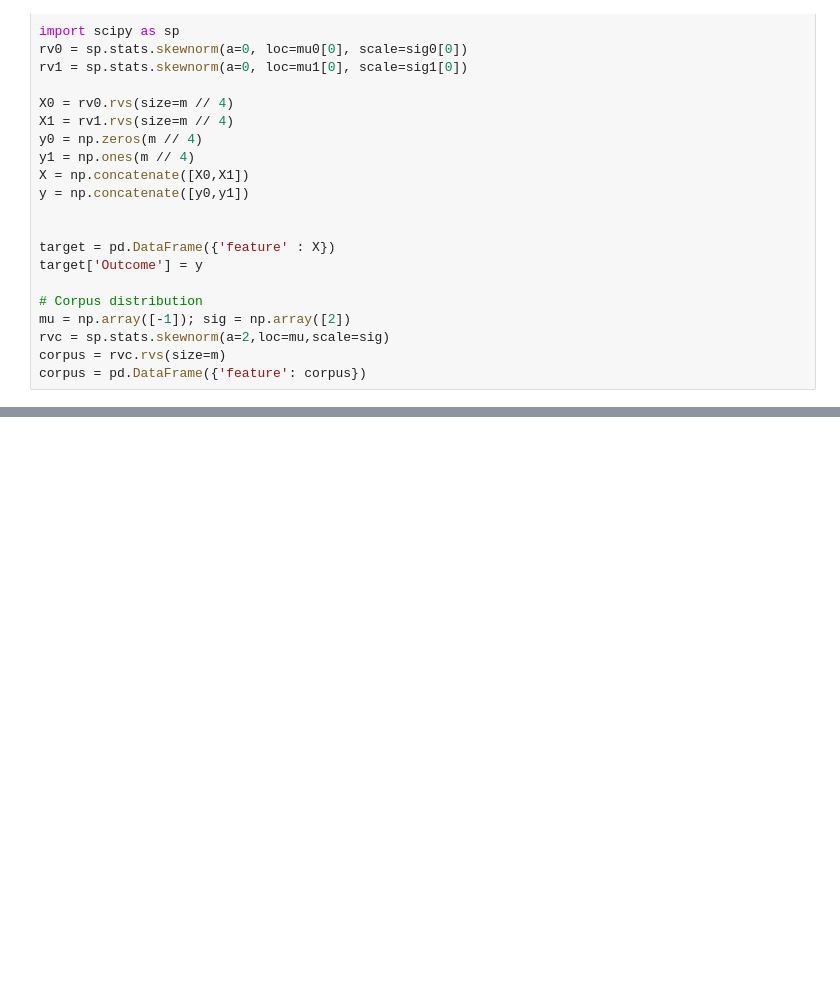
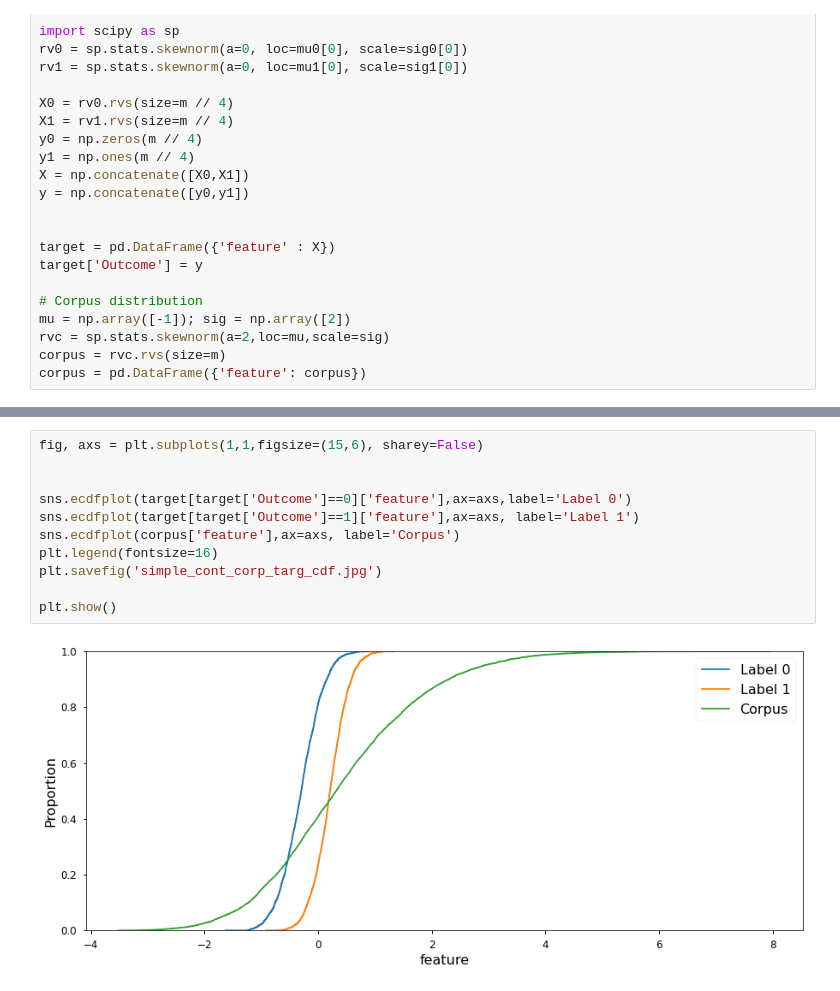
Before and after one commit to LucasKIJ/EMM, a Jupyter notebook: notebooks/synthetic_gaussian_example-Copy1.ipynb, the cells around one changed output, grey strips where cells are left out. Drawn from its saved outputs; the diff is of its cells as text; blank space fills up the shorter version.

```diff
--- a/notebooks/synthetic_gaussian_example-Copy1.ipynb
+++ b/notebooks/synthetic_gaussian_example-Copy1.ipynb
@@ -73,2 +73,15 @@ plt.show()
+# %%
+fig, axs = plt.subplots(1,1,figsize=(15,6), sharey=False)
+
+
+sns.ecdfplot(target[target['Outcome']==0]['feature'],ax=axs,label='Label 0')
+sns.ecdfplot(target[target['Outcome']==1]['feature'],ax=axs, label='Label 1')
+sns.ecdfplot(corpus['feature'],ax=axs, label='Corpus')
+plt.legend(fontsize=16)
+plt.savefig('simple_cont_corp_targ_cdf.jpg')
+
+plt.show()
+# %% [output]
+[figure, added]
 # %%
 from emm.reweighting import marginal
```
Also changed, not shown: parts of 34 cells of this notebook, 24 other files.
